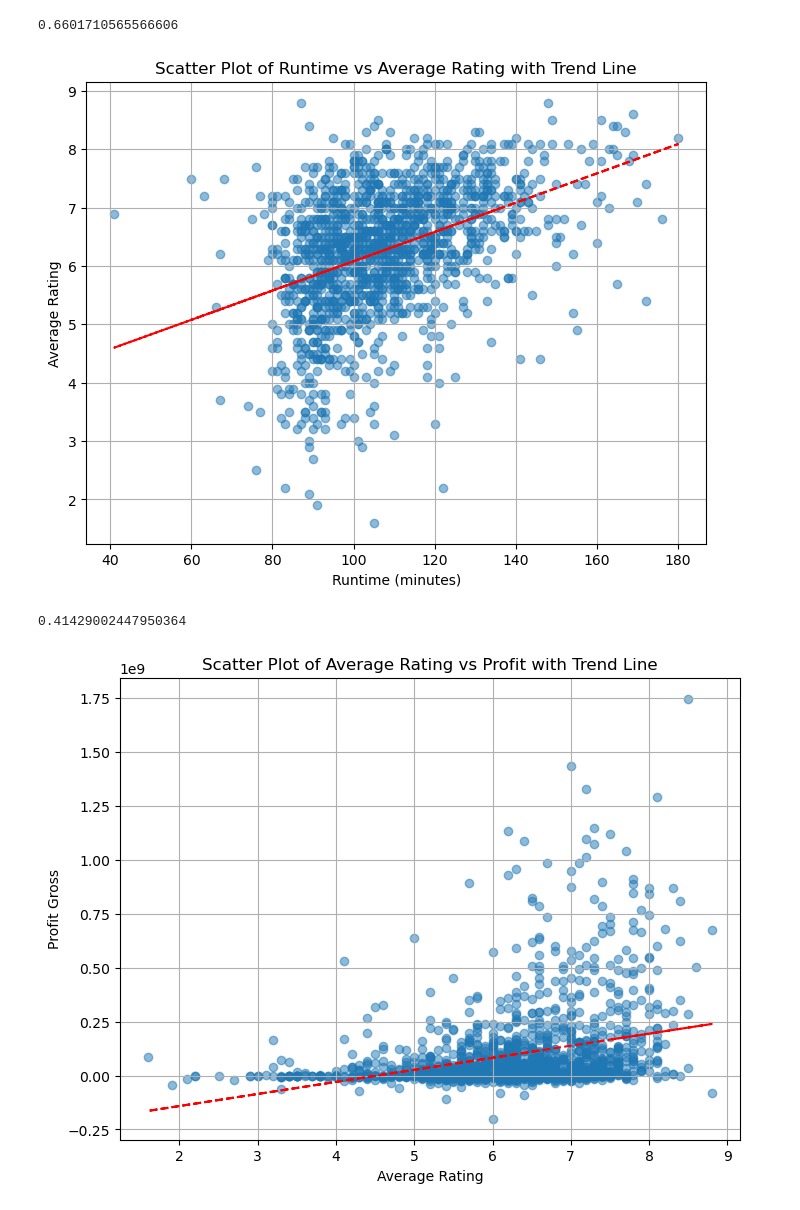
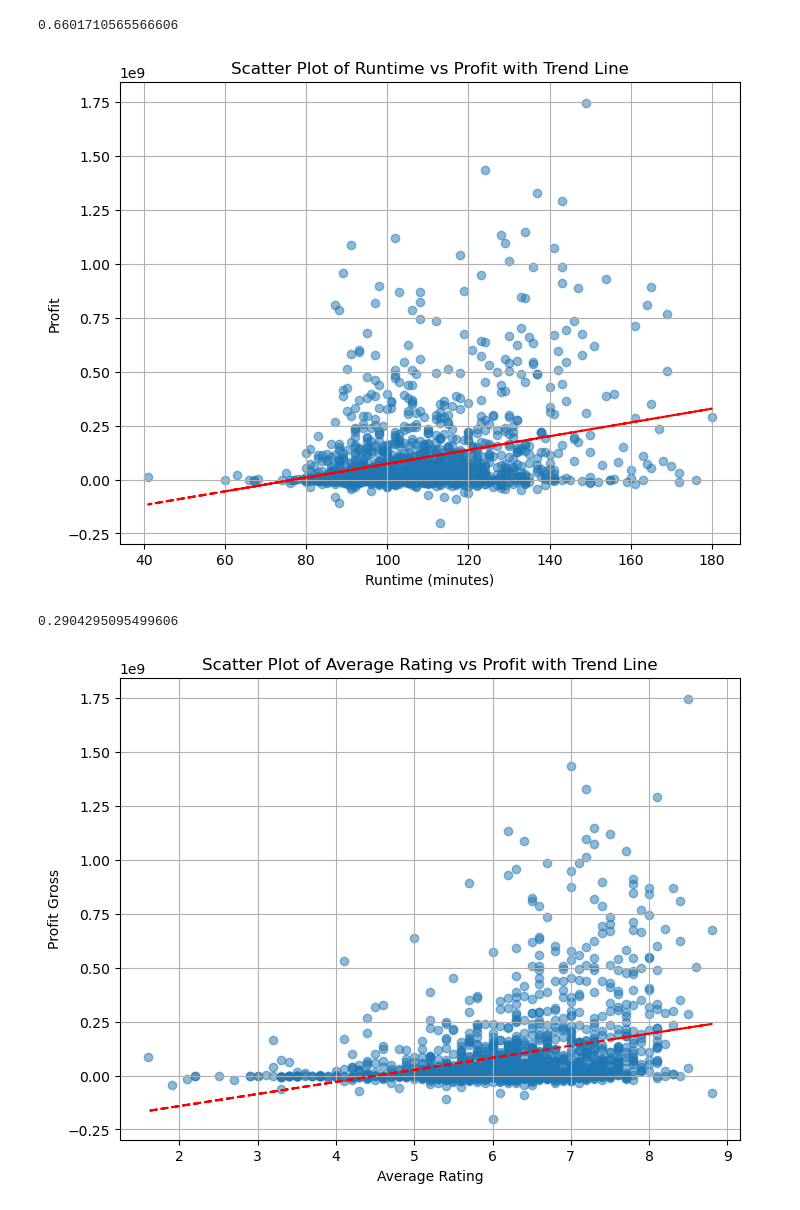
Before and after one commit to JaneGrig/dsc-phase-1-project, a Jupyter notebook: student.ipynb, the cells around one changed output. Drawn from its saved outputs; the diff is of its cells as text; code cells hidden in the pictures.

```diff
--- a/student.ipynb
+++ b/student.ipynb
@@ -648,30 +653,30 @@ correlation
 # %% [output]
 0.6601710565566606
 # %%
-# Correclation between runtime and and profit: there is a weak correlation, there should not be too much attention to be put to the length of the filb. Optimal would be keeping the film length between 120-160 minutes
+# Correlation between runtime and and profit: there is a weak correlation. Look at the mean and median runtime for the top three profit making genres further
 
 
 plt.figure(figsize=(8, 6))
-plt.scatter(df_budget_merged['runtime_minutes'], df_budget_merged['averagerating'], alpha=0.5)
+plt.scatter(df_budget_merged['runtime_minutes'], df_budget_merged['profit_gross'], alpha=0.5)
 
 # Calculate trend line
-z = np.polyfit(df_budget_merged['runtime_minutes'], df_budget_merged['averagerating'], 1)
+z = np.polyfit(df_budget_merged['runtime_minutes'], df_budget_merged['profit_gross'], 1)
 p = np.poly1d(z)
 plt.plot(df_budget_merged['runtime_minutes'], p(df_budget_merged['runtime_minutes']), "r--")
 
-plt.title('Scatter Plot of Runtime vs Average Rating with Trend Line')
+plt.title('Scatter Plot of Runtime vs Profit with Trend Line')
 plt.xlabel('Runtime (minutes)')
-plt.ylabel('Average Rating')
+plt.ylabel('Profit')
 plt.grid(True)
 plt.show()
 # %% [output]
-[figure, old version]
+[figure, new version]
 # %%
 # Calculate correlation coefficient
-correlation = df_budget_merged['runtime_minutes'].corr(df_budget_merged['averagerating'])
+correlation = df_budget_merged['runtime_minutes'].corr(df_budget_merged['profit_gross'])
 correlation
 # %% [output]
-0.41429002447950364
+0.2904295095499606
 # %%
 # Correclation between average rating and and profit: there is a weak correlation, we should not necesseraly try and make a critically acclimed film but rather concetrate on generating profit$$$$$$$$$$$$$
 # Don
```
Also changed, not shown: parts of 6 cells of this notebook, 9 other files.
